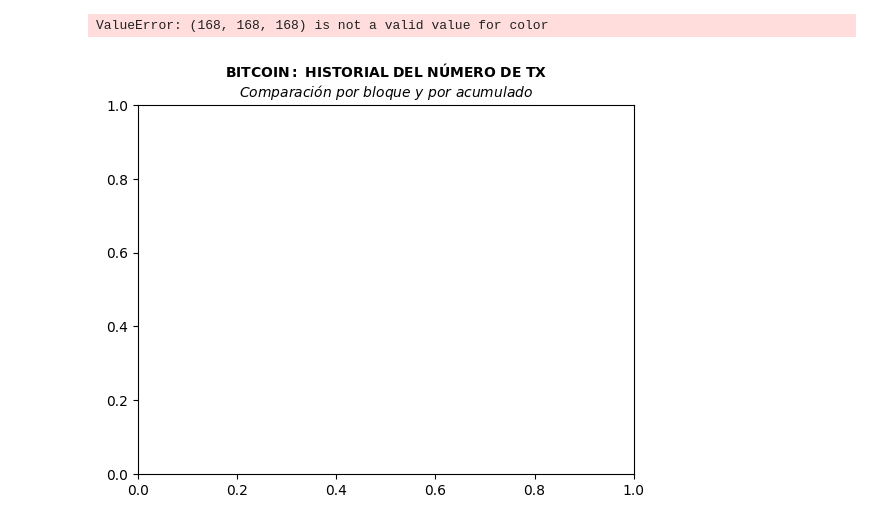
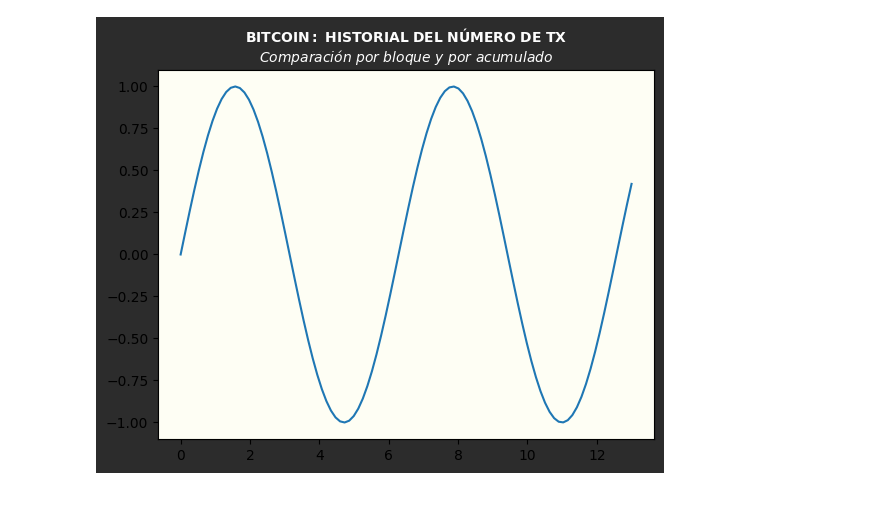
Before and after one commit to bitcoinR3search/BitcoinResearch, a Jupyter notebook: scripts/bra_pruebas/Re_graf.ipynb, the cells around one changed output. Cells and saved outputs as stored; diff of their text form; code cells hidden in the pictures.

Commit message:
estilos_fin

```diff
--- a/scripts/bra_pruebas/Re_graf.ipynb
+++ b/scripts/bra_pruebas/Re_graf.ipynb
@@ -19,14 +19,20 @@ fname = os.path.split(fpath)[1]
 
 
 # Estilos: ESTAS VARIABLES CONTIENEN ESTILOS
-estilo_dark=[(168, 168, 168), (0, 0, 0), (210, 210, 210),]
-# GRIS  ,  NEGRO , PLOMO
-estilo_blanco=[(0, 0, 0), (255, 255, 255), (255, 255, 255),]
+estilo_dark=[(124/255., 130/255., 178/255.), (23/255., 32/255., 65/255.), (23/255., 32/255., 65/255.),]
+# BLANCO , AZUL OSCURO , AZULOSCURO
+estilo_dark2=[(237/255., 237/255., 237/255.), (64/255., 64/255., 64/255.), (64/255., 64/255., 64/255.),]
+# BLANCO , NEGRO , NEGRO
+estilo_dark3=[(253/255., 253/255., 253/255.), (44/255., 44/255., 44/255.), (254/255., 254/255., 244/255.),]
+# BLANCO , NEGRO , BLANCO
+estilo_blanco=[(58/255., 53/255., 59/255.), (255/255., 255/255., 255/255.), (255/255., 255/255., 255/255.),]
+# NEGRO, BLANCO , BLANCO
+estilo_blanco2=[(80/255., 82/255., 81/255.), (255/255., 255/255., 255/255.), (255/255., 255/255., 255/255.),]
 # NEGRO , BLANCO, BLANCO
 
 
-
-Estilos=[estilo_dark,estilo_blanco]
+#Estilos=[estilo_dark,estilo_blanco]
+Estilos=[estilo_dark,estilo_dark2,estilo_dark3,estilo_blanco,estilo_blanco2]
 
 # se tienen variables que contienen los colores del formato
 # estilo[0]= Titulos y letras
@@ -38,51 +44,45 @@ Estilos=[estilo_dark,estilo_blanco]
 
 # colores: ESTA VARIABLE CONTIENE COLORES
 colores = [(141, 211, 199),(254, 255, 179),(31, 119, 180),]
+#colores = [(206, 213, 231),(144, 177, 237),(191, 176, 205),(109,145,181),(103,133,185)]
 #amarillo, azul claro, azul fuerte,
+for i in range(len(colores)):
+    r, g, b = colores[i]
+    colores[i] = (r / 255., g / 255., b / 255.)
 
-rgba(3,7,100,1)rgba(88,172,143,1)
-
-for i in range(len(estilo_dark)):
-    r, g, b = estilo_dark[i]
-    estilo_dark[i] = (r / 255., g / 255., b / 255.)
-
-for i in range(len(estilo_blanco)):
-    r, g, b = estilo_blanco[i]
-    estilo_blanco[i] = (r / 255., g / 255., b / 255.)
 
 
 fig, ax = plt.subplots()
 ########
 ax = plt.gca()
 #titulo
 plt.title(r"$\bf{BITCOIN:\ HISTORIAL\ DEL\ NÚMERO\ DE\ TX}$" "\n" r"$\it{Comparación\ por\ bloque\ y\ por\ acumulado}$",fontsize=10,color=Estilos[0][0],fontproperties=prop)
 
 
 #Color del fondo
-fig.patch.set_facecolor(colores[1])
+fig.patch.set_facecolor(Estilos[0][1])
 
 #fondo dentro la grafica
-plt.axes().patch.set_facecolor(colores[2])
+plt.axes().patch.set_facecolor(Estilos[0][2])
 
 ax.set_yticks([],[],)
 ax.set_xticks([],[],)
 ###cuadricula
-plt.grid(False, color=colores[2],axis= 'both')
+#plt.grid(False, color=colores[2],axis= 'both')
 
 
-color:
+#color:
 #colores de los números
 # ax.tick_params(axis='x')
 # ax.tick_params(axis='y', colors='gray')
 t=np.linspace(0,13,100)
 #xt = np.random.randn(100)
 xt=np.sin(t)
-plt.plot(t,xt,label="disperso",color=colores[3])
+plt.plot(t,xt,label="disperso",color=colores[2])
 
 plt.show()
 #plt.savefig('test.png')
 # %% [output]
-ValueError: (168, 168, 168) is not a valid value for color
-[figure, old version]
+[figure, new version]
 # %%
 rgb = (0,0,0)
```
